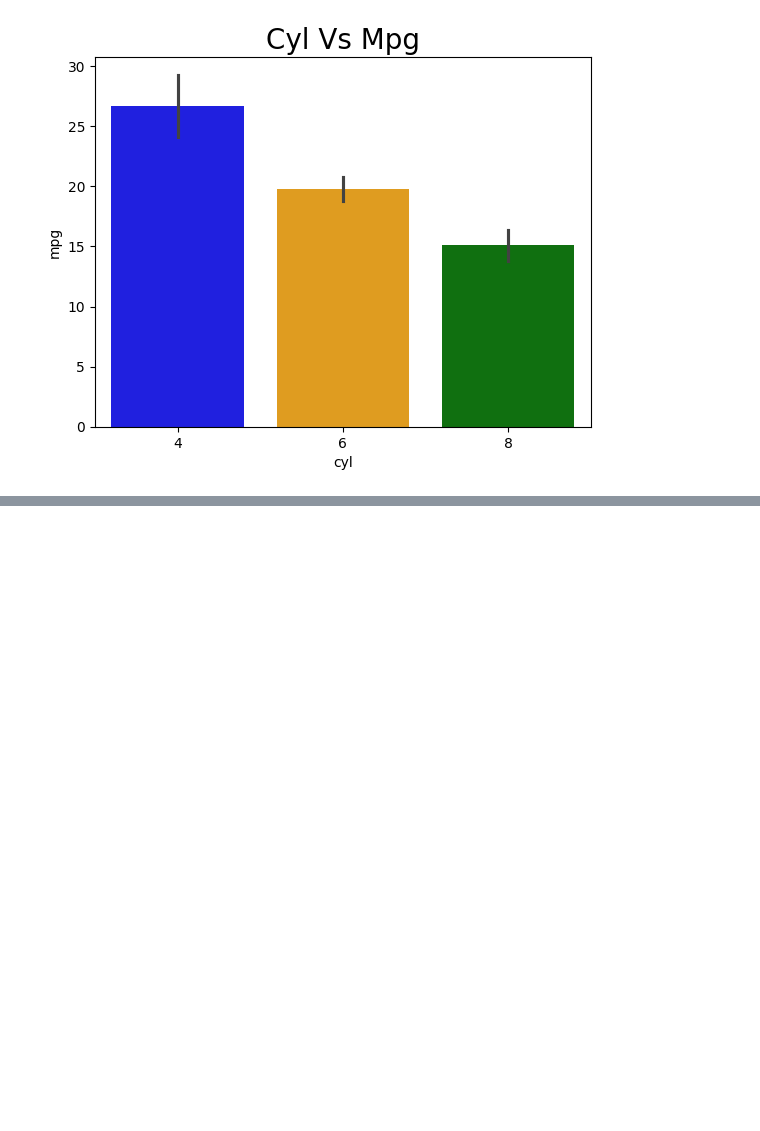
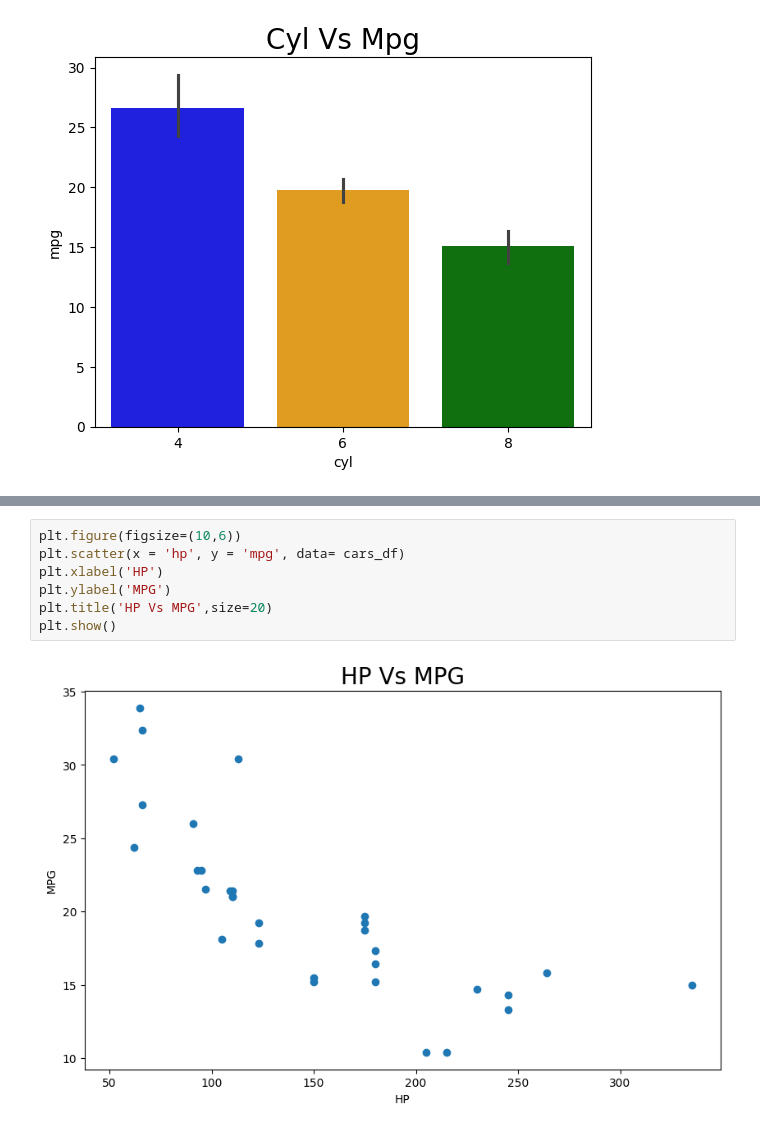
Before and after one commit to Chetan-Lahamge/Data_Science, a Jupyter notebook: Data Visualization/Data_Visualization.ipynb, the cells around one changed output, grey strips where cells are left out. Cells and saved outputs as stored; diff of their text form; blank space fills up the shorter version.

Commit message:
data Visualization

```diff
--- a/Data Visualization/Data_Visualization.ipynb
+++ b/Data Visualization/Data_Visualization.ipynb
@@ -230,0 +245,9 @@ Passing `palette` without assigning `hue` is deprecated and will be removed in v
+# %%
+plt.figure(figsize=(10,6))
+plt.scatter(x = 'hp', y = 'mpg', data= cars_df)
+plt.xlabel('HP')
+plt.ylabel('MPG')
+plt.title('HP Vs MPG',size=20)
+plt.show()
+# %% [output]
+[figure, added]
```
Also changed, not shown: parts of 33 cells of this notebook.
